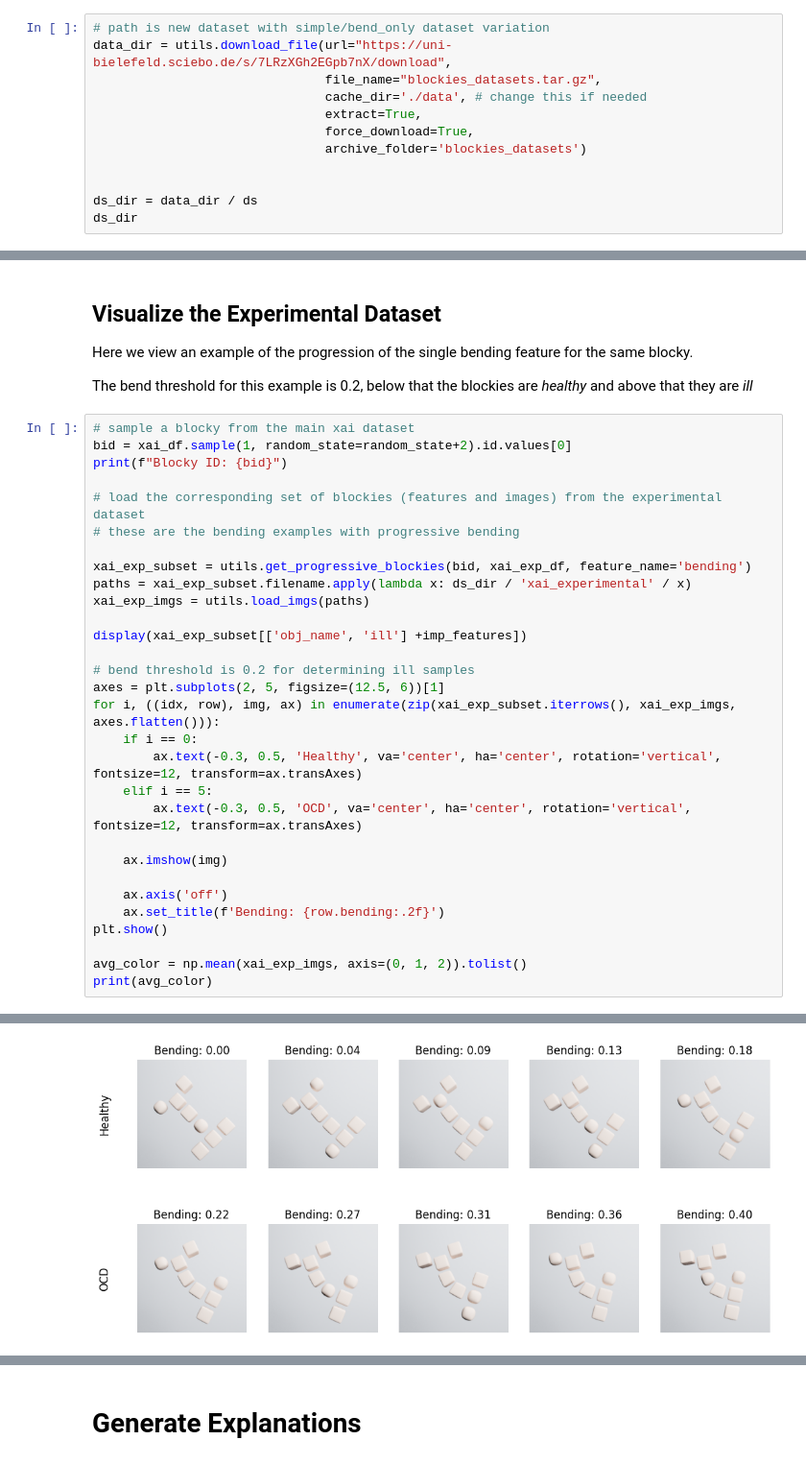
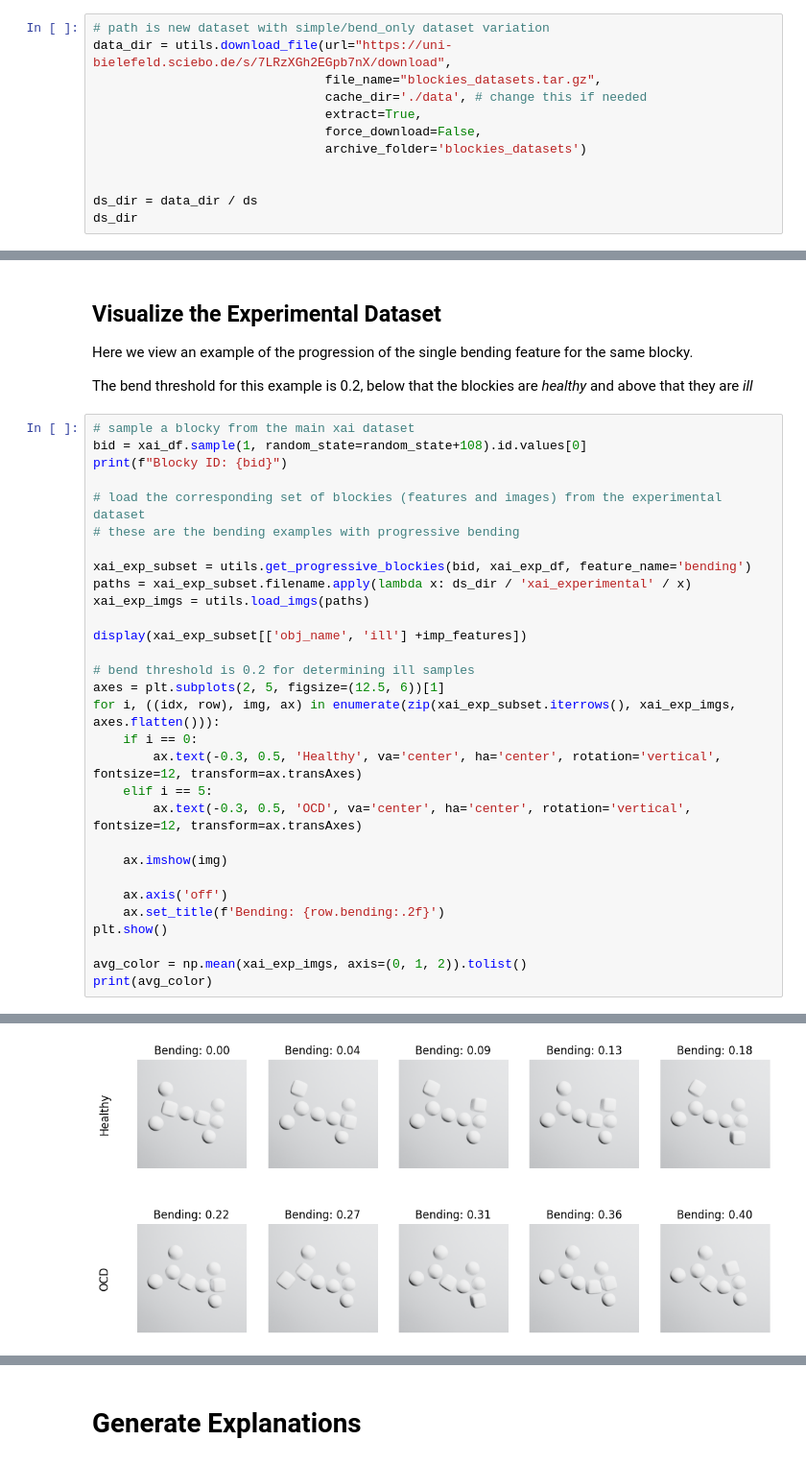
Before and after one commit to davidsjohnson/blockies-xai, a Jupyter notebook: simple_blockies_xai.ipynb, the cells around one changed output, grey strips where cells are left out. Shown at 96% size. Drawn from its saved outputs; the diff is of its cells as text.

```diff
--- a/simple_blockies_xai.ipynb
+++ b/simple_blockies_xai.ipynb
@@ -76,7 +76,7 @@ data_dir = utils.download_file(url="https://uni-bielefeld.sciebo.de/s/7LRzXGh2EG
                                file_name="blockies_datasets.tar.gz",
                                cache_dir='./data', # change this if needed
                                extract=True,
-                               force_download=True,
+                               force_download=False,
                                archive_folder='blockies_datasets')
 
 
@@ -405,7 +405,7 @@ Here we view an example of the progression of the single bending feature for the
 The bend threshold for this example is 0.2, below that the blockies are *healthy* and above that they are *ill*
 # %%
 # sample a blocky from the main xai dataset
-bid = xai_df.sample(1, random_state=random_state+2).id.values[0]
+bid = xai_df.sample(1, random_state=random_state+108).id.values[0]
 print(f"Blocky ID: {bid}")
 
 # load the corresponding set of blockies (features and images) from the experimental dataset
@@ -449 +449 @@ Blocky ID: 6f56c32e-9a79-474b-9337-280ea3f43d1a
-[figure, old version]
+[figure, new version]
```
Also changed, not shown: parts of 23 cells of this notebook.
